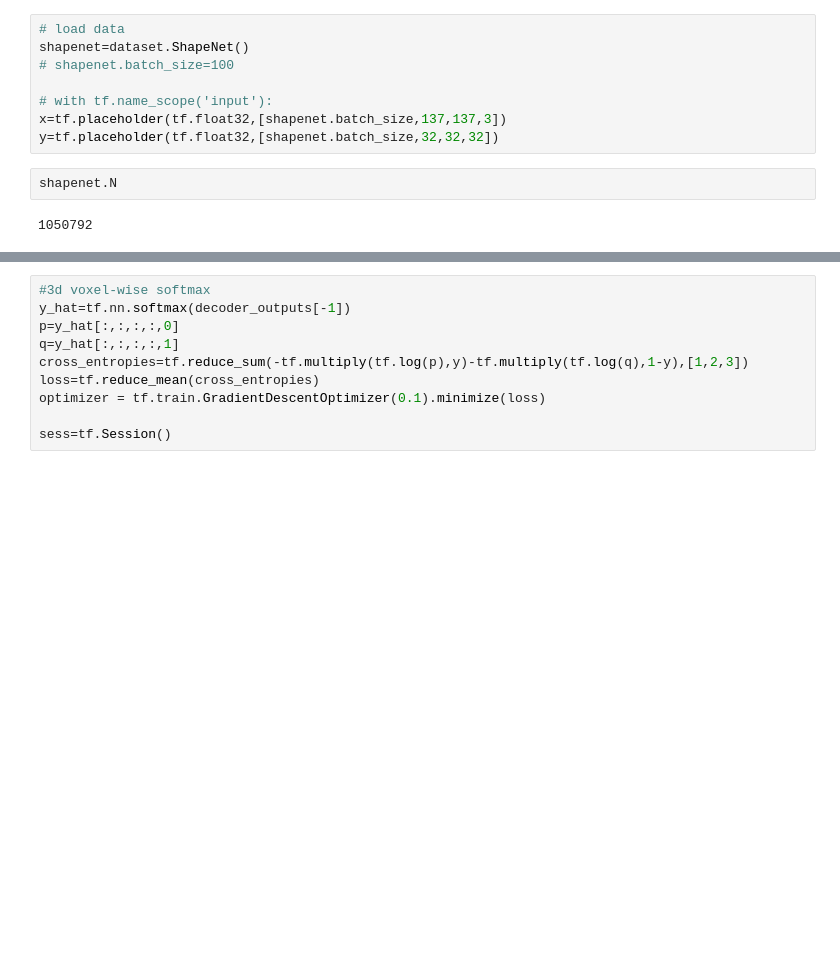
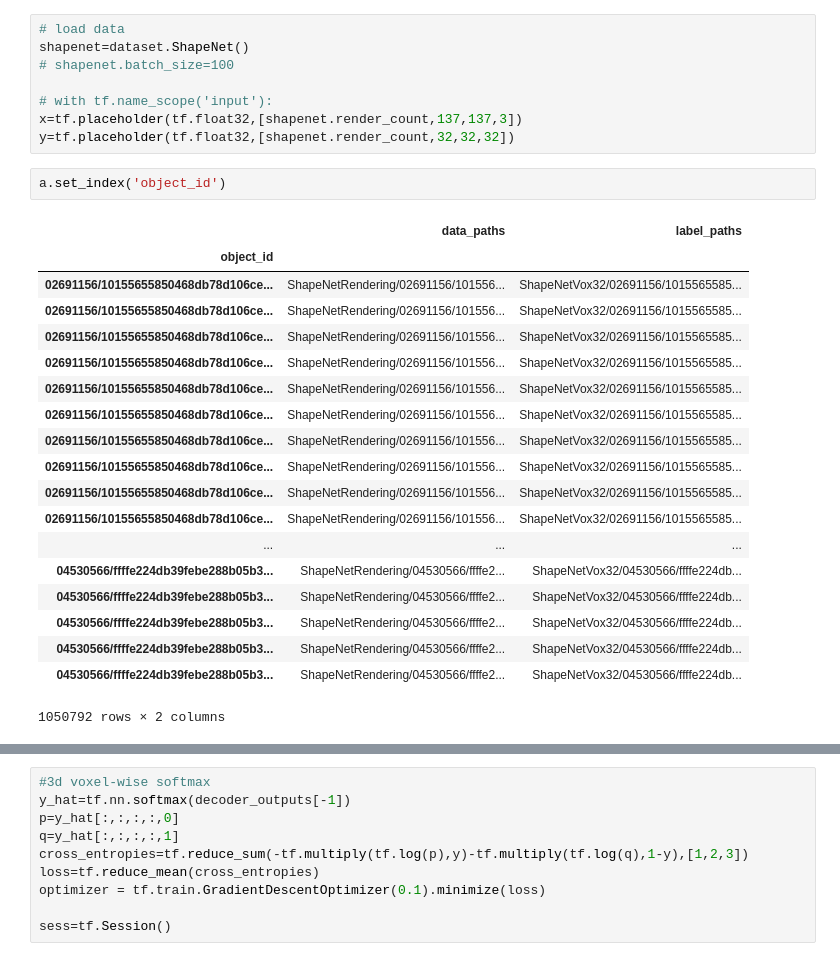
Before and after one commit to micmelesse/3D-reconstruction-with-Neural-Networks, a Jupyter notebook: demo.ipynb, the cells around one changed output, grey strips where cells are left out. Drawn from its saved outputs; the diff is of its cells as text; blank space fills up the shorter version.

Commit message:
restructered data

```diff
--- a/demo.ipynb
+++ b/demo.ipynb
@@ -24,9 +20,27 @@ shapenet=dataset.ShapeNet()
 # shapenet.batch_size=100
 
 # with tf.name_scope('input'):
-x=tf.placeholder(tf.float32,[shapenet.batch_size,137,137,3])
-y=tf.placeholder(tf.float32,[shapenet.batch_size,32,32,32])
+x=tf.placeholder(tf.float32,[shapenet.render_count,137,137,3])
+y=tf.placeholder(tf.float32,[shapenet.render_count,32,32,32])
-# %%
-shapenet.N
-# %% [output]
-1050792
+# %%
+a.set_index('object_id')
+# %% [output]
+|  | data_paths | label_paths |
+| object_id |  |  |
+| 02691156/10155655850468db78d106ce... | ShapeNetRendering/02691156/101556... | ShapeNetVox32/02691156/1015565585... |
+| 02691156/10155655850468db78d106ce... | ShapeNetRendering/02691156/101556... | ShapeNetVox32/02691156/1015565585... |
+| 02691156/10155655850468db78d106ce... | ShapeNetRendering/02691156/101556... | ShapeNetVox32/02691156/1015565585... |
+| 02691156/10155655850468db78d106ce... | ShapeNetRendering/02691156/101556... | ShapeNetVox32/02691156/1015565585... |
+| 02691156/10155655850468db78d106ce... | ShapeNetRendering/02691156/101556... | ShapeNetVox32/02691156/1015565585... |
+| 02691156/10155655850468db78d106ce... | ShapeNetRendering/02691156/101556... | ShapeNetVox32/02691156/1015565585... |
+| 02691156/10155655850468db78d106ce... | ShapeNetRendering/02691156/101556... | ShapeNetVox32/02691156/1015565585... |
+| 02691156/10155655850468db78d106ce... | ShapeNetRendering/02691156/101556... | ShapeNetVox32/02691156/1015565585... |
+| 02691156/10155655850468db78d106ce... | ShapeNetRendering/02691156/101556... | ShapeNetVox32/02691156/1015565585... |
+| 02691156/10155655850468db78d106ce... | ShapeNetRendering/02691156/101556... | ShapeNetVox32/02691156/1015565585... |
+| ... | ... | ... |
+| 04530566/ffffe224db39febe288b05b3... | ShapeNetRendering/04530566/ffffe2... | ShapeNetVox32/04530566/ffffe224db... |
+| 04530566/ffffe224db39febe288b05b3... | ShapeNetRendering/04530566/ffffe2... | ShapeNetVox32/04530566/ffffe224db... |
+| 04530566/ffffe224db39febe288b05b3... | ShapeNetRendering/04530566/ffffe2... | ShapeNetVox32/04530566/ffffe224db... |
+| 04530566/ffffe224db39febe288b05b3... | ShapeNetRendering/04530566/ffffe2... | ShapeNetVox32/04530566/ffffe224db... |
+| 04530566/ffffe224db39febe288b05b3... | ShapeNetRendering/04530566/ffffe2... | ShapeNetVox32/04530566/ffffe224db... |
+1050792 rows × 2 columns
```
Also changed, not shown: parts of 11 cells of this notebook, 1 other file.
